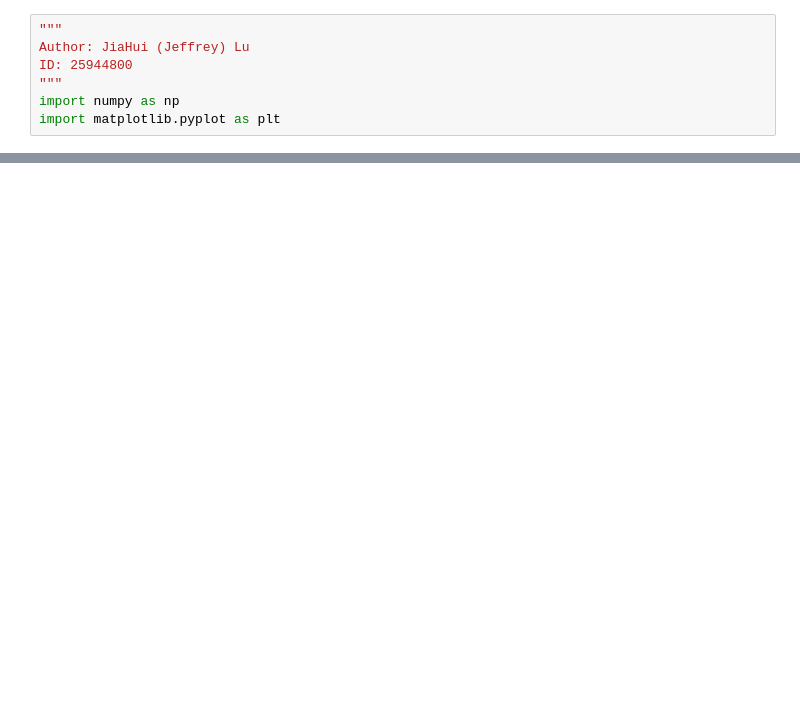
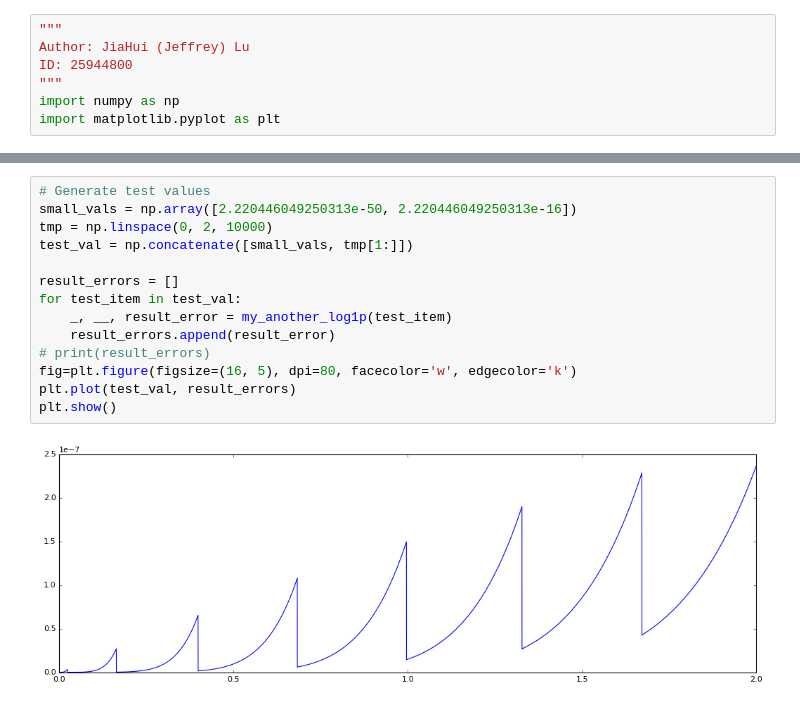
Before and after one commit to jeffreyvt/FIT3139-Computational-Science, a Jupyter notebook: assignment1/q1.ipynb, the cells around one changed output, grey strips where cells are left out. Cells and saved outputs as stored; diff of their text form; blank space fills up the shorter version.

```diff
--- a/assignment1/q1.ipynb
+++ b/assignment1/q1.ipynb
@@ -70,0 +72,16 @@ plt.show()
+# %%
+# Generate test values
+small_vals = np.array([2.220446049250313e-50, 2.220446049250313e-16])
+tmp = np.linspace(0, 2, 10000)
+test_val = np.concatenate([small_vals, tmp[1:]])
+
+result_errors = []
+for test_item in test_val:
+    _, __, result_error = my_another_log1p(test_item)
+    result_errors.append(result_error)
+# print(result_errors)
+fig=plt.figure(figsize=(16, 5), dpi=80, facecolor='w', edgecolor='k')
+plt.plot(test_val, result_errors)
+plt.show()
+# %% [output]
+[figure, added]
```
Also changed, not shown: parts of 7 cells of this notebook, 10 other files.
